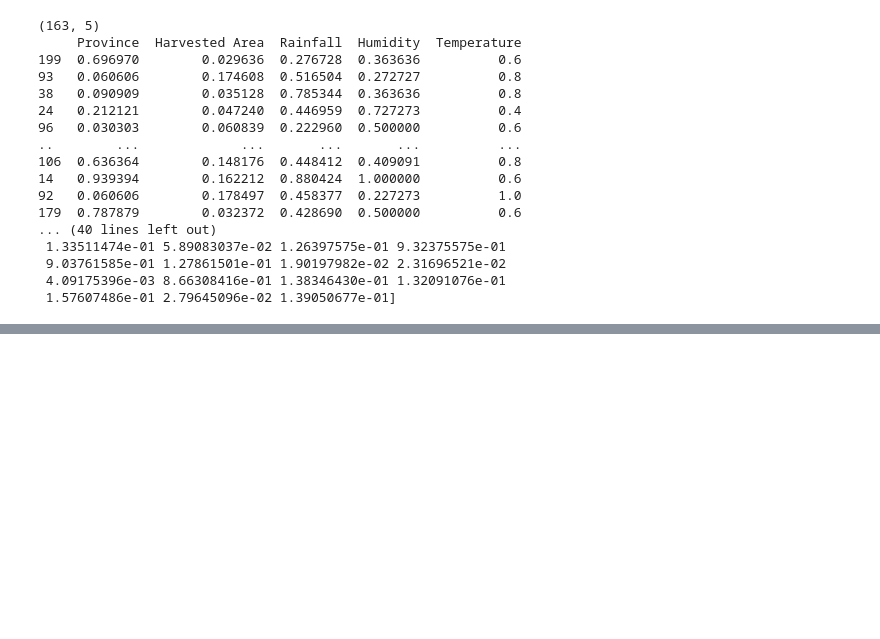
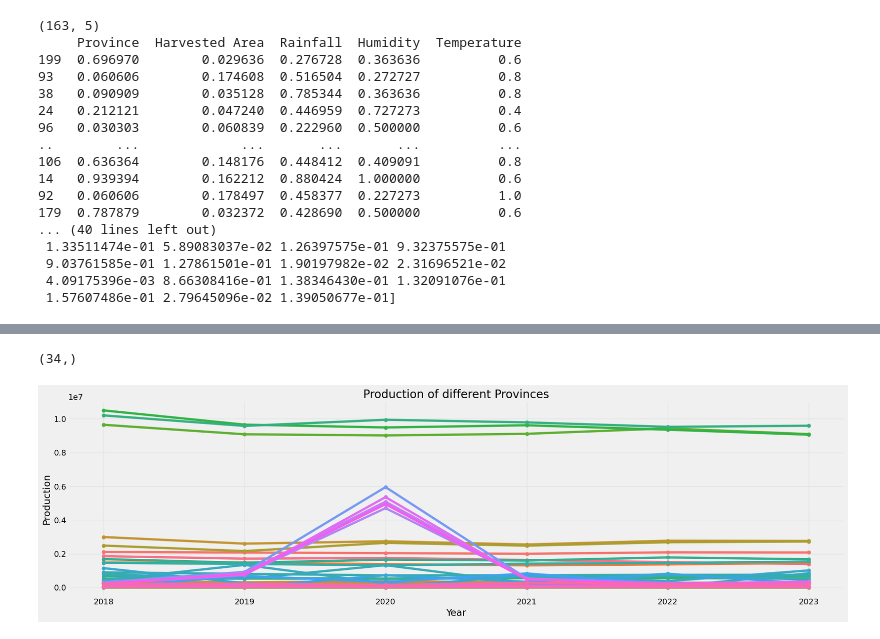
Before and after one commit to Ashwin-Wilson/rice-yield-prediction, a Jupyter notebook: xgboost.ipynb, the cells around one changed output, grey strips where cells are left out. Cells and saved outputs as stored; diff of their text form; code cells hidden in the pictures; blank space fills up the shorter version.

Commit message:
Time series forecastin corrected version for XGboost

```diff
--- a/xgboost.ipynb
+++ b/xgboost.ipynb
@@ -201,0 +139,12 @@ shap.summary_plot(shap_values, X_test_scaled)
+# %%
+import numpy as np # linear algebra
+import pandas as pd # data processing, CSV file I/O (e.g. pd.read_csv)
+import seaborn as sns
+import matplotlib.pyplot as plt
+import xgboost as xgb
+from xgboost import plot_importance, plot_tree
+from sklearn.metrics import mean_squared_error, mean_absolute_error
+plt.style.use('fivethirtyeight')
+# %%
+df = pd.read_csv("dataset.csv", index_col=[1], parse_dates=[1])
+df
@@ -201,0 +166,25 @@ shap.summary_plot(shap_values, X_test_scaled)
+# %%
+provinces = df['Province'].unique()
+provinces.shape
+# %% [output]
+(34,)
+# %%
+# Plot production for each province with unique colors
+plt.figure(figsize=(20, 6))
+
+# Use seaborn color palette for unique colors
+colors = sns.color_palette("husl", len(provinces))
+
+for i, province in enumerate(provinces):
+    item = df[df['Province'] == province]
+    plt.plot(item.index, item['Production'], label=province, marker='o', color=colors[i])
+
+plt.title('Production of different Provinces')
+plt.xlabel('Year')
+plt.ylabel('Production')
+# plt.legend(bbox_to_anchor=(1.05, 1), loc='upper left')  # Place legend outside plot
+plt.grid(True, alpha=0.3)
+plt.tight_layout()  # Adjust layout to fit legend
+plt.show()
+# %% [output]
+[figure, added]
```
Also changed, not shown: parts of 22 cells of this notebook, 3 other files.
